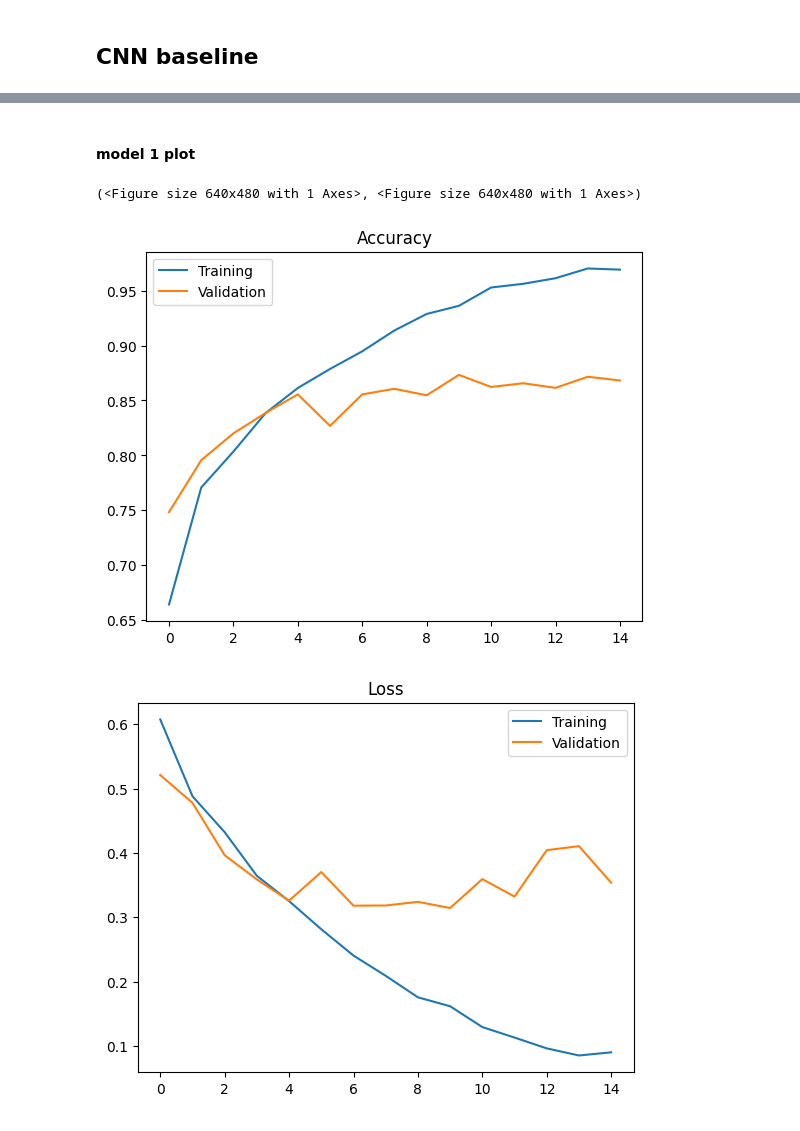
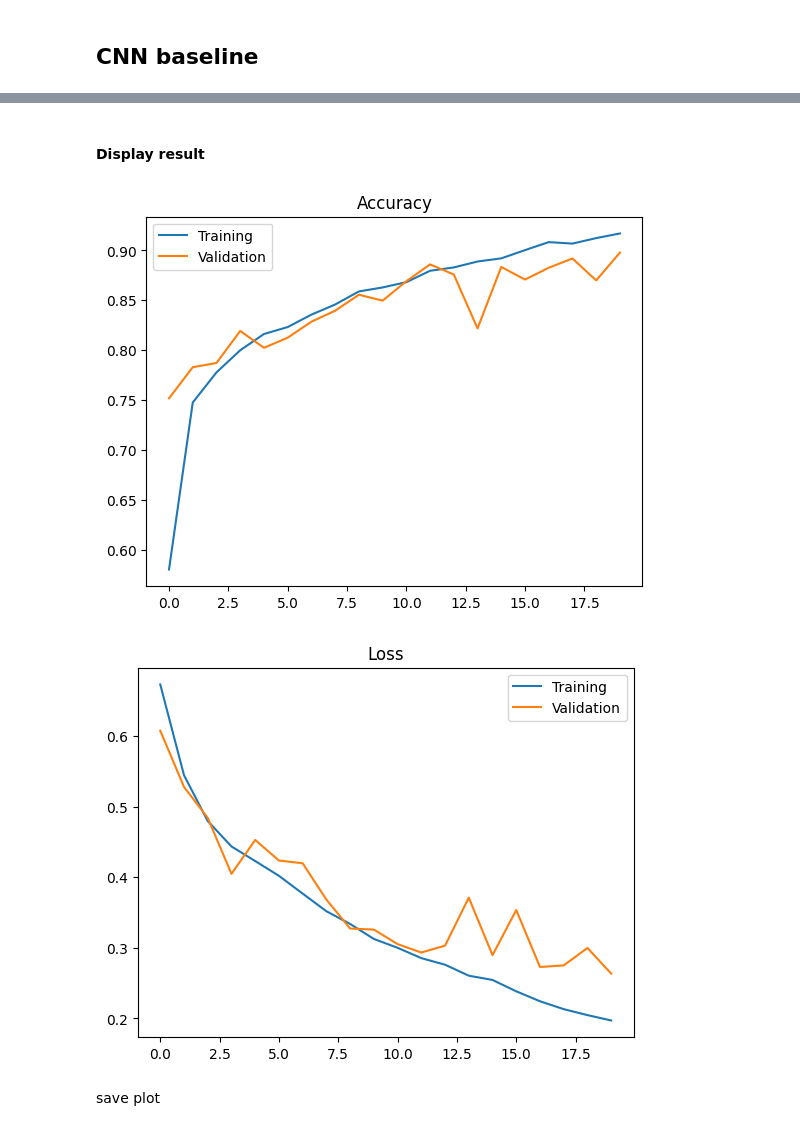
Before and after one commit to Enri98/cnn-muffin-chihuahua, a Jupyter notebook: CNN_00.ipynb, the cells around one changed output, grey strips where cells are left out. Drawn from its saved outputs; the diff is of its cells as text; code cells hidden in the pictures.

```diff
--- a/CNN_00.ipynb
+++ b/CNN_00.ipynb
@@ -196,23 +212,23 @@ cnn1.add(MaxPooling2D(pool_size=(2,2)))
 cnn1.add(Dropout(0.2))
 
 # Convolution 2
-cnn1.add(Conv2D(filters=32,
-                kernel_size=(3,3),
-                activation='relu'))
-cnn1.add(MaxPooling2D(pool_size=(2,2)))
-cnn1.add(Dropout(0.2))
-
-# Convolution 3
 cnn1.add(Conv2D(filters=64,
                 kernel_size=(3,3),
                 activation='relu'))
 cnn1.add(MaxPooling2D(pool_size=(2,2)))
 cnn1.add(Dropout(0.3))
 
+# Convolution 3
+cnn1.add(Conv2D(filters=64,
+                kernel_size=(5,5),
+                activation='relu'))
+cnn1.add(MaxPooling2D(pool_size=(2,2)))
+cnn1.add(Dropout(0.5))
+
 
 # Dense layer
 cnn1.add(Flatten())
-cnn1.add(Dense(units=256,
+cnn1.add(Dense(units=128,
                activation='relu'))
 cnn1.add(Dropout(0.5))
 
@@ -248,6 +266,6 @@ cnn1.compile(optimizer='adam',
 # %%
 prev_models = cnn1.fit(x = training_set,
                            validation_data = test_set,
-                           epochs = 15,
+                           epochs = 20,
                            callbacks = stop_early)
 # %% [output]
@@ -271,8 +289,9 @@ Epoch 15/15
-# %% [markdown]
-#### model 1 plot
-# %%
-plot_result(prev_models)
-# %% [output]
-(<Figure size 640x480 with 1 Axes>, <Figure size 640x480 with 1 Axes>)
-[figure, removed]
-[figure, removed]
+# %% [markdown]
+#### Display result
+# %%
+img_accuracy, img_loss = plot_result(prev_models)
+# %% [output]
+[figure, added]
+[figure, added]
+# %% [markdown]
+save plot
```
Also changed, not shown: parts of 30 cells of this notebook.
